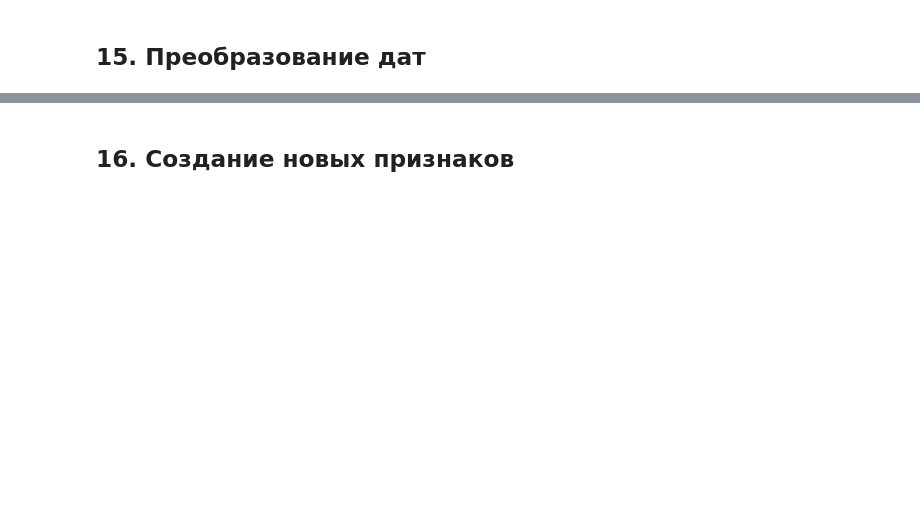
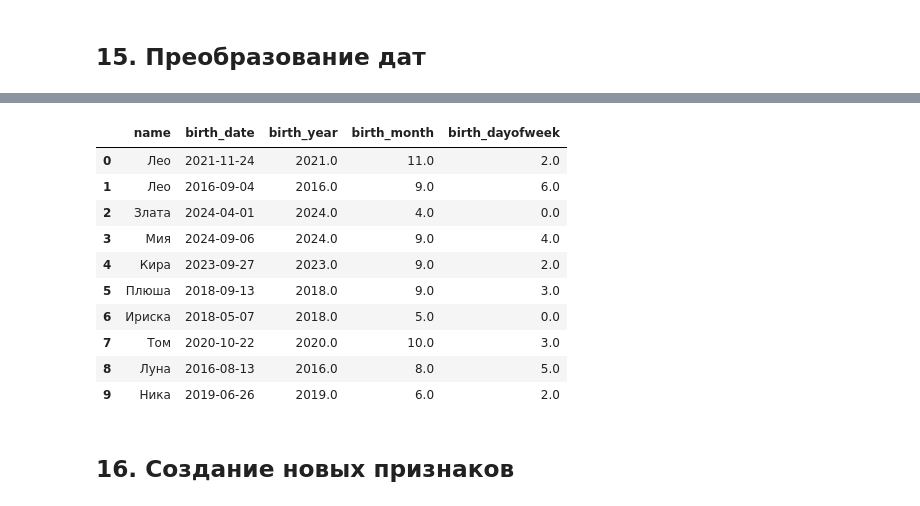
Before and after one commit to golubnichiy/bigdata_26_08, a Jupyter notebook: pandas_1_base.ipynb, the cells around one changed output, grey strips where cells are left out. Cells and saved outputs as stored; diff of their text form; code cells hidden in the pictures; blank space fills up the shorter version.

```diff
--- a/pandas_1_base.ipynb
+++ b/pandas_1_base.ipynb
@@ -481,0 +600,6 @@ Name: count, dtype: int64
+# %%
+cats_clean['birth_date'] = pd.to_datetime(
+    cats_clean['birth_date'],
+    errors='coerce',
+    dayfirst=True
+)
@@ -482,2 +621,20 @@ Name: count, dtype: int64
+# %%
+cats_clean['birth_year'] = cats_clean['birth_date'].dt.year
+cats_clean['birth_month'] = cats_clean['birth_date'].dt.month
+cats_clean['birth_dayofweek'] = cats_clean['birth_date'].dt.dayofweek
+
+cats_clean[['name', 'birth_date', 'birth_year', 'birth_month', 'birth_dayofweek']].head(10)
+# %% [output]
+|  | name | birth_date | birth_year | birth_month | birth_dayofweek |
+| 0 | Лео | 2021-11-24 | 2021.0 | 11.0 | 2.0 |
+| 1 | Лео | 2016-09-04 | 2016.0 | 9.0 | 6.0 |
+| 2 | Злата | 2024-04-01 | 2024.0 | 4.0 | 0.0 |
+| 3 | Мия | 2024-09-06 | 2024.0 | 9.0 | 4.0 |
+| 4 | Кира | 2023-09-27 | 2023.0 | 9.0 | 2.0 |
+| 5 | Плюша | 2018-09-13 | 2018.0 | 9.0 | 3.0 |
+| 6 | Ириска | 2018-05-07 | 2018.0 | 5.0 | 0.0 |
+| 7 | Том | 2020-10-22 | 2020.0 | 10.0 | 3.0 |
+| 8 | Луна | 2016-08-13 | 2016.0 | 8.0 | 5.0 |
+| 9 | Ника | 2019-06-26 | 2019.0 | 6.0 | 2.0 |
 # %% [markdown]
 ## 16. Создание новых признаков
```
Also changed, not shown: parts of 28 cells of this notebook.
